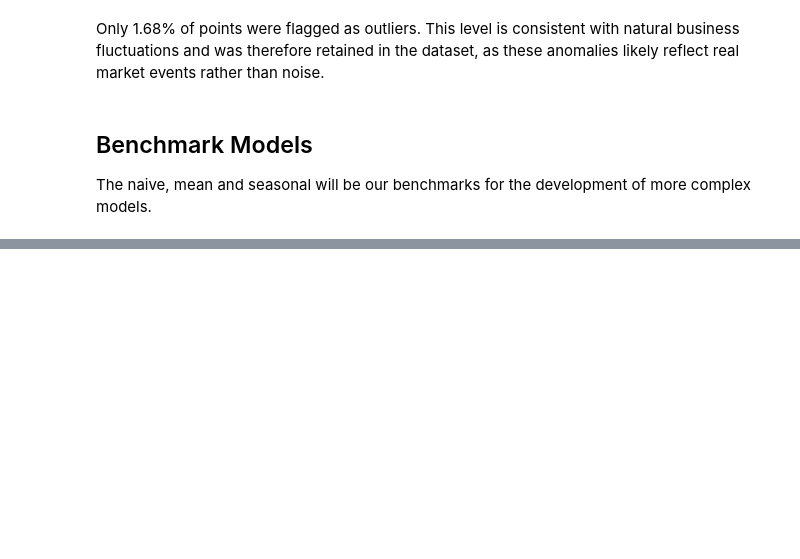
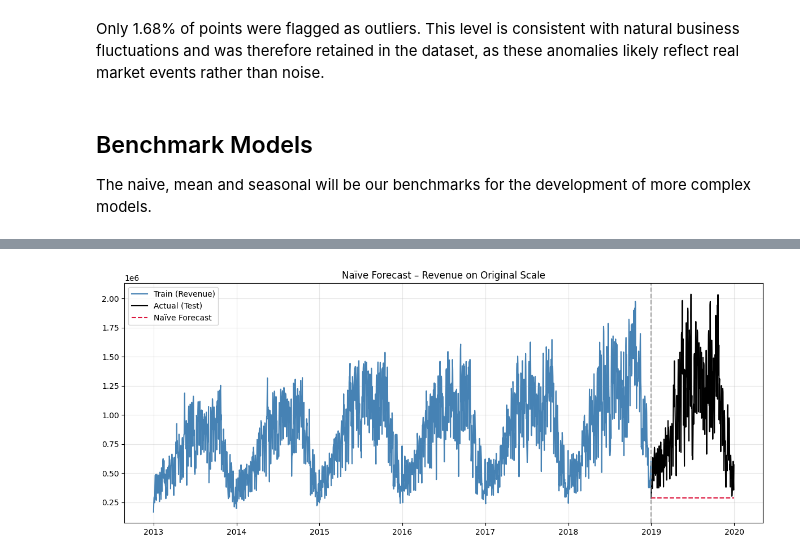
Before and after one commit to FedericoGrittiAtSupsi/timeseries_group_minichallenge, a Jupyter notebook: main_VMecchia.ipynb, the cells around one changed output, grey strips where cells are left out. Saved outputs shown, nothing was run; the diff lists cells and outputs as text; code cells hidden in the pictures; blank space fills up the shorter version.

```diff
--- a/main_VMecchia.ipynb
+++ b/main_VMecchia.ipynb
@@ -655,0 +727,15 @@ The naive, mean and seasonal will be our benchmarks for the development of more
+# %%
+
+plt.figure(figsize=(12,5))
+plt.plot(train, color='steelblue', label='Train (Revenue)')
+plt.plot(test, color='black', label='Actual (Test)')
+plt.plot(naive_forecast, color='crimson', linestyle='--', label='Naïve Forecast')
+
+plt.axvline(x=test.index[0], color='gray', linestyle='--', alpha=0.7)
+plt.title('Naïve Forecast – Revenue on Original Scale')
+plt.legend()
+plt.grid(alpha=0.3)
+plt.tight_layout()
+plt.show()
+# %% [output]
+[figure, added]
```
Also changed, not shown: parts of 15 cells of this notebook.
